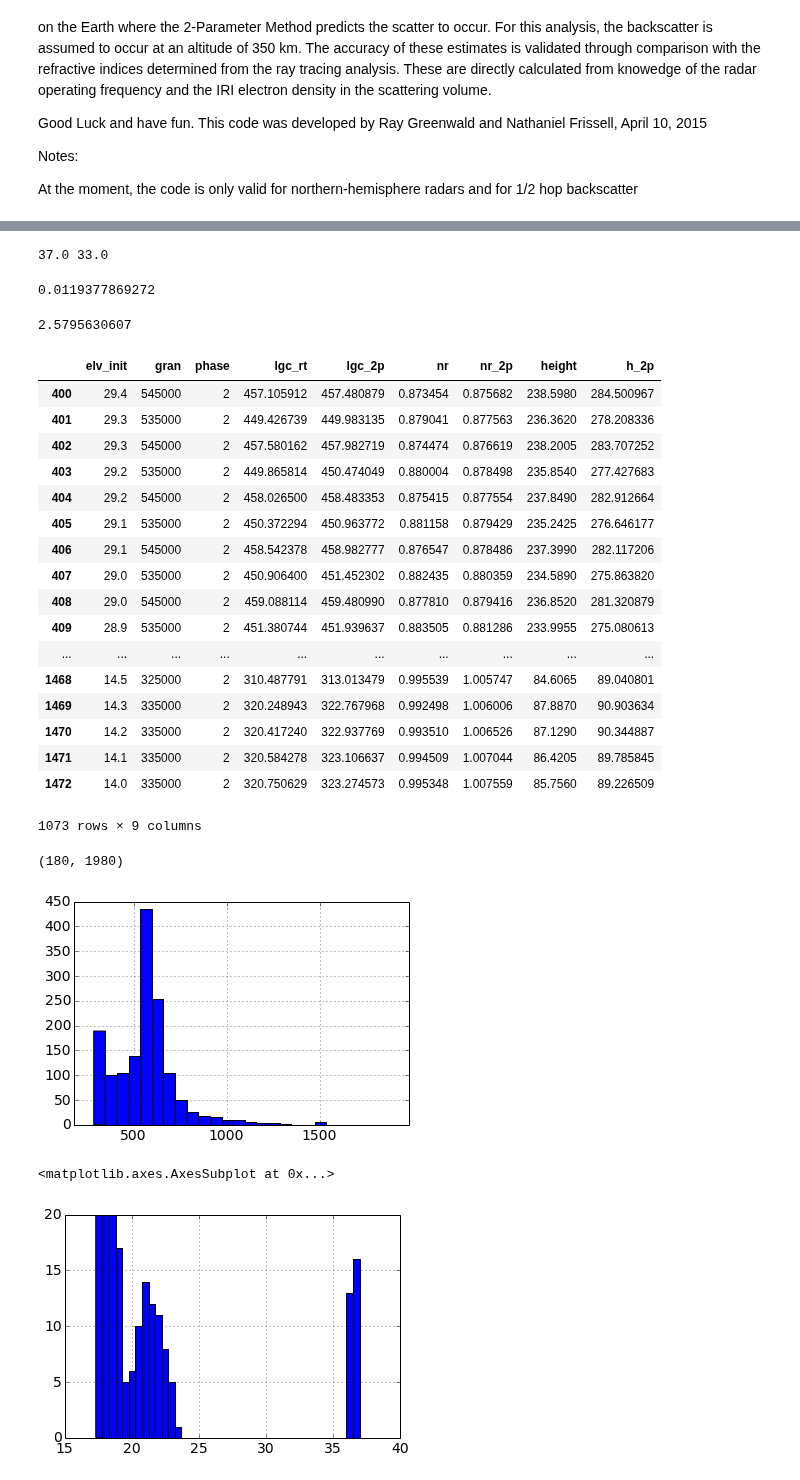
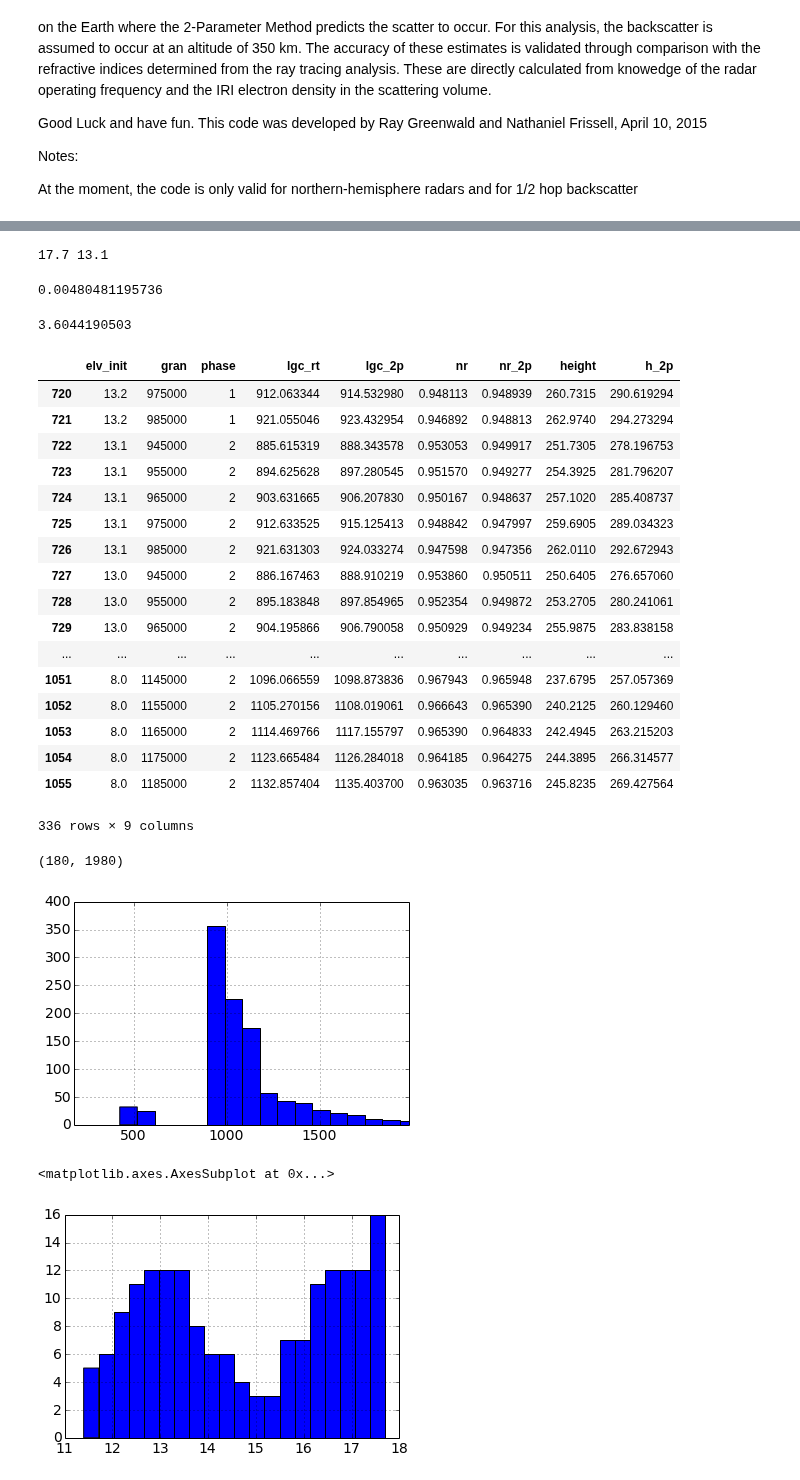
Before and after one commit to vtsuperdarn/davitpy, a Jupyter notebook: docs/notebook/2ParameterMethod_Analysis.ipynb, the cells around one changed output, grey strips where cells are left out. Saved outputs shown, nothing was run; the diff lists cells and outputs as text; code cells hidden in the pictures.

```diff
--- a/docs/notebook/2ParameterMethod_Analysis.ipynb
+++ b/docs/notebook/2ParameterMethod_Analysis.ipynb
@@ -42,9 +41,9 @@ Radars information has been updated.
 # %%
-sTime = dt.datetime(2012, 9, 20,22, 0)
+sTime = dt.datetime(2012, 9, 20, 4, 0)
 eTime = sTime
 UTstart = sTime.hour + sTime.minute/60.
 UTend = eTime.hour + eTime.minute/60.
-radar = 'kod'
+radar = 'sas'
 beam = 5
 freq = 11
 elev = (8, 45, 0.1)
@@ -364,13 +395,13 @@ df.reset_index(drop=True, inplace=True)
 # %%
 # Determine the "phase" of the analysis.
 #   Phase 1: Radar rays that eventually penetrate the ionosphere
-#   Phase 2: Radar rays that eventually produce ground.
+#   Phase 2: Radar rays that eventually produce ground scatter.
 
 phase_nr  = np.zeros([len(df)],dtype=np.int)
 
 if size_gs != 0:
     max_elv_init_gs = dgs['elv_init'][0]
-    tf = np.array( df['elv_init'] < max_elv_init_gs )
+    tf = np.array( df['elv_init'] <= max_elv_init_gs )
     phase_nr[tf] = 2
     phase_nr[phase_nr == 0] = 1
 else:
@@ -381,7 +412,7 @@ df['phase'] = phase_nr
 
 print df['elv_init'][0], max_elv_init_gs
 # %% [output]
-37.0 33.0
+17.7 13.1
 # %%
 #df.head(128)
 # %%
@@ -414,35 +445,35 @@ nr_offset = df['nr'].mean() - df['nr_2p'].mean()
 print nr_offset
 df['nr_2p'] = df['nr_2p'] + nr_offset
 # %% [output]
-0.0119377869272
+0.00480481195736
 # %%
 lgc_offset = df['lgc_rt'].mean() - df['lgc_2p'].mean()
 print lgc_offset
 df['lgc_2p'] = df['lgc_2p'] + lgc_offset
 # %% [output]
-2.5795630607
+3.6044190503
 # %%
 see = ['elv_init','gran', 'phase', 'lgc_rt','lgc_2p', 'nr','nr_2p', 'height', 'h_2p']
-df[see].tail(-400)
+df[see].tail(-720)
 # %% [output]
 |  | elv_init | gran | phase | lgc_rt | lgc_2p | nr | nr_2p | height | h_2p |
-| 400 | 29.4 | 545000 | 2 | 457.105912 | 457.480879 | 0.873454 | 0.875682 | 238.5980 | 284.500967 |
-| 401 | 29.3 | 535000 | 2 | 449.426739 | 449.983135 | 0.879041 | 0.877563 | 236.3620 | 278.208336 |
-| 402 | 29.3 | 545000 | 2 | 457.580162 | 457.982719 | 0.874474 | 0.876619 | 238.2005 | 283.707252 |
-| 403 | 29.2 | 535000 | 2 | 449.865814 | 450.474049 | 0.880004 | 0.878498 | 235.8540 | 277.427683 |
-| 404 | 29.2 | 545000 | 2 | 458.026500 | 458.483353 | 0.875415 | 0.877554 | 237.8490 | 282.912664 |
-| 405 | 29.1 | 535000 | 2 | 450.372294 | 450.963772 | 0.881158 | 0.879429 | 235.2425 | 276.646177 |
-| 406 | 29.1 | 545000 | 2 | 458.542378 | 458.982777 | 0.876547 | 0.878486 | 237.3990 | 282.117206 |
-| 407 | 29.0 | 535000 | 2 | 450.906400 | 451.452302 | 0.882435 | 0.880359 | 234.5890 | 275.863820 |
-| 408 | 29.0 | 545000 | 2 | 459.088114 | 459.480990 | 0.877810 | 0.879416 | 236.8520 | 281.320879 |
-| 409 | 28.9 | 535000 | 2 | 451.380744 | 451.939637 | 0.883505 | 0.881286 | 233.9955 | 275.080613 |
+| 720 | 13.2 | 975000 | 1 | 912.063344 | 914.532980 | 0.948113 | 0.948939 | 260.7315 | 290.619294 |
+| 721 | 13.2 | 985000 | 1 | 921.055046 | 923.432954 | 0.946892 | 0.948813 | 262.9740 | 294.273294 |
+| 722 | 13.1 | 945000 | 2 | 885.615319 | 888.343578 | 0.953053 | 0.949917 | 251.7305 | 278.196753 |
+| 723 | 13.1 | 955000 | 2 | 894.625628 | 897.280545 | 0.951570 | 0.949277 | 254.3925 | 281.796207 |
+| 724 | 13.1 | 965000 | 2 | 903.631665 | 906.207830 | 0.950167 | 0.948637 | 257.1020 | 285.408737 |
+| 725 | 13.1 | 975000 | 2 | 912.633525 | 915.125413 | 0.948842 | 0.947997 | 259.6905 | 289.034323 |
+| 726 | 13.1 | 985000 | 2 | 921.631303 | 924.033274 | 0.947598 | 0.947356 | 262.0110 | 292.672943 |
+| 727 | 13.0 | 945000 | 2 | 886.167463 | 888.910219 | 0.953860 | 0.950511 | 250.6405 | 276.657060 |
+| 728 | 13.0 | 955000 | 2 | 895.183848 | 897.854965 | 0.952354 | 0.949872 | 253.2705 | 280.241061 |
+| 729 | 13.0 | 965000 | 2 | 904.195866 | 906.790058 | 0.950929 | 0.949234 | 255.9875 | 283.838158 |
 | ... | ... | ... | ... | ... | ... | ... | ... | ... | ... |
-| 1468 | 14.5 | 325000 | 2 | 310.487791 | 313.013479 | 0.995539 | 1.005747 | 84.6065 | 89.040801 |
-| 1469 | 14.3 | 335000 | 2 | 320.248943 | 322.767968 | 0.992498 | 1.006006 | 87.8870 | 90.903634 |
-| 1470 | 14.2 | 335000 | 2 | 320.417240 | 322.937769 | 0.993510 | 1.006526 | 87.1290 | 90.344887 |
-| 1471 | 14.1 | 335000 | 2 | 320.584278 | 323.106637 | 0.994509 | 1.007044 | 86.4205 | 89.785845 |
-| 1472 | 14.0 | 335000 | 2 | 320.750629 | 323.274573 | 0.995348 | 1.007559 | 85.7560 | 89.226509 |
+| 1051 | 8.0 | 1145000 | 2 | 1096.066559 | 1098.873836 | 0.967943 | 0.965948 | 237.6795 | 257.057369 |
+| 1052 | 8.0 | 1155000 | 2 | 1105.270156 | 1108.019061 | 0.966643 | 0.965390 | 240.2125 | 260.129460 |
+| 1053 | 8.0 | 1165000 | 2 | 1114.469766 | 1117.155797 | 0.965390 | 0.964833 | 242.4945 | 263.215203 |
+| 1054 | 8.0 | 1175000 | 2 | 1123.665484 | 1126.284018 | 0.964185 | 0.964275 | 244.3895 | 266.314577 |
+| 1055 | 8.0 | 1185000 | 2 | 1132.857404 | 1135.403700 | 0.963035 | 0.963716 | 245.8235 | 269.427564 |
-1073 rows × 9 columns
+336 rows × 9 columns
 # %%
 #df['th_2p'].describe()
 # %%
@@ -505,20 +536,20 @@ df['nr_diff_2p'] = df['nr'] - df['nr_2p']
 plt.xlim(180, 1980)
 # %% [output]
 (180, 1980)
-[figure, old version]
+[figure, new version]
 # %%
 elv_init_select = np.zeros([len(df)],dtype=np.float)
 for index1, row in df.iterrows():
     gran_km1 = row['gran']/1000.
-    if gran_km1 > 595 and gran_km1 < 640:
+    if gran_km1 > 950 and gran_km1 < 995:
         elv_init_select[index1] = df['elv_init'][index1]
     else:
         elv_init_select[index1] = nan
 df['elv_init_select'] = elv_init_select
-df['elv_init_select'].hist(bins=40)
+df['elv_init_select'].hist(bins=20)
 # %% [output]
 <matplotlib.axes.AxesSubplot at 0x...>
-[figure, old version]
+[figure, new version]
 # %%
 df['lgc_diff_2p'].hist(bins=20)
 plt.xlim(-200, 200)
```
Also changed, not shown: parts of 21 cells of this notebook, 1 other file.
